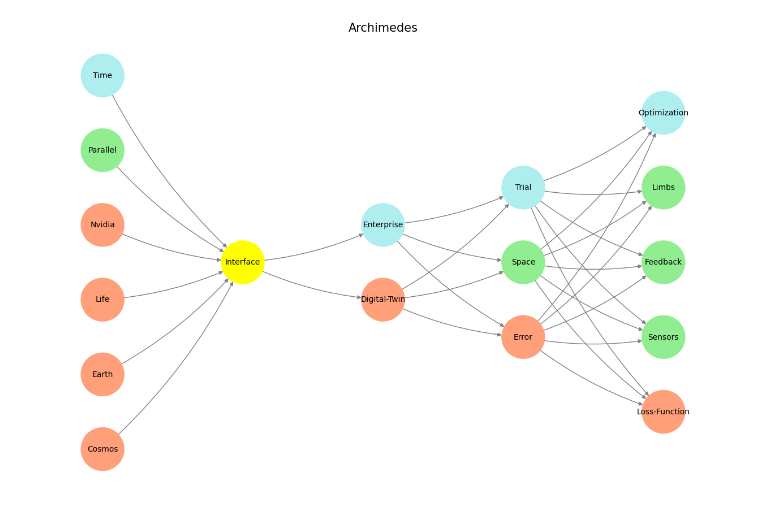
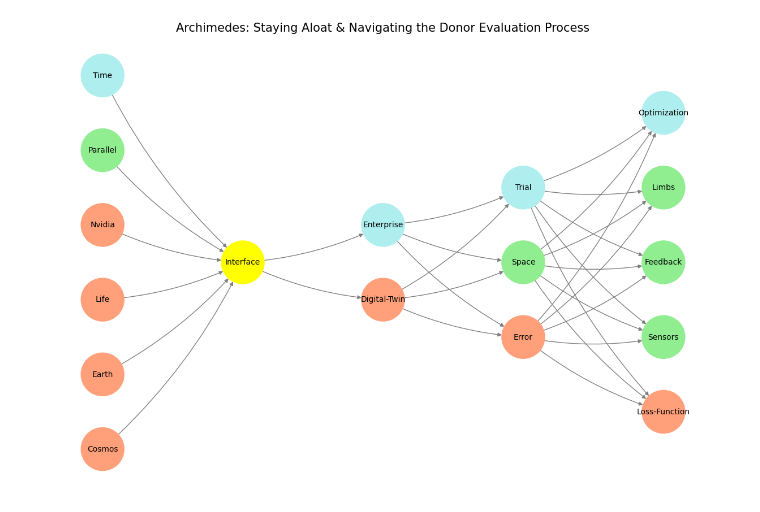
Before and after one commit to abikesa/weisner, a Jupyter notebook: kitabo/ensi/_build/jupyter_execute/act1/chapter2.ipynb, the cells around one changed output. Drawn from its saved outputs; the diff is of its cells as text; code cells hidden in the pictures.

Commit message:
staying afloat: navigare

```diff
--- a/kitabo/ensi/_build/jupyter_execute/act1/chapter2.ipynb
+++ b/kitabo/ensi/_build/jupyter_execute/act1/chapter2.ipynb
@@ -91,32 +72,32 @@ def visualize_nn():
     center_x = 0  # Align nodes horizontally
 
     # Add nodes and assign positions
     for i, (layer_name, nodes) in enumerate(layers.items()):
         y_positions = calculate_positions(nodes, center_x, offset=-len(layers) + i + 1)
         for node, position in zip(nodes, y_positions):
             G.add_node(node, layer=layer_name)
             pos[node] = position
             node_colors.append(assign_colors(node, layer_name))
 
     # Add edges (without weights)
     for layer_pair in [
         ('Pre-Input/World', 'Yellowstone/PerceptionAI'), ('Yellowstone/PerceptionAI', 'Input/AgenticAI'), ('Input/AgenticAI', 'Hidden/GenerativeAI'), ('Hidden/GenerativeAI', 'Output/PhysicalAI')
     ]:
         source_layer, target_layer = layer_pair
         for source in layers[source_layer]:
             for target in layers[target_layer]:
                 G.add_edge(source, target)
 
     # Draw the graph
     plt.figure(figsize=(12, 8))
     nx.draw(
         G, pos, with_labels=True, node_color=node_colors, edge_color='gray',
         node_size=3000, font_size=10, connectionstyle="arc3,rad=0.1"
     )
-    plt.title("Archimedes", fontsize=15)
+    plt.title("Archimedes: Staying Aloat & Navigating the Donor Evaluation Process", fontsize=15)
     plt.show()
 
 # Run the visualization
 visualize_nn()
 # %% [output]
-[figure, old version]
+[figure, new version]
```
Also changed, not shown: parts of 4 cells of this notebook, 6 other files.
